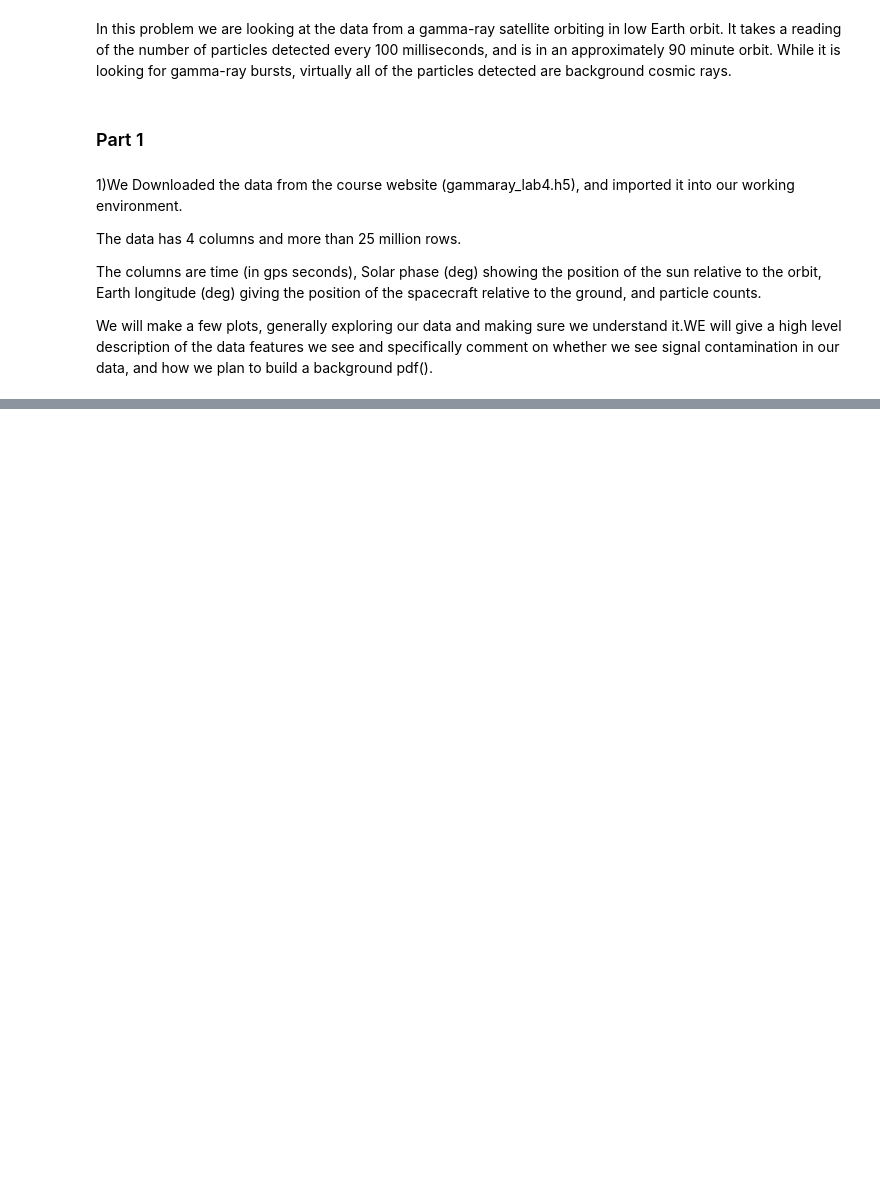
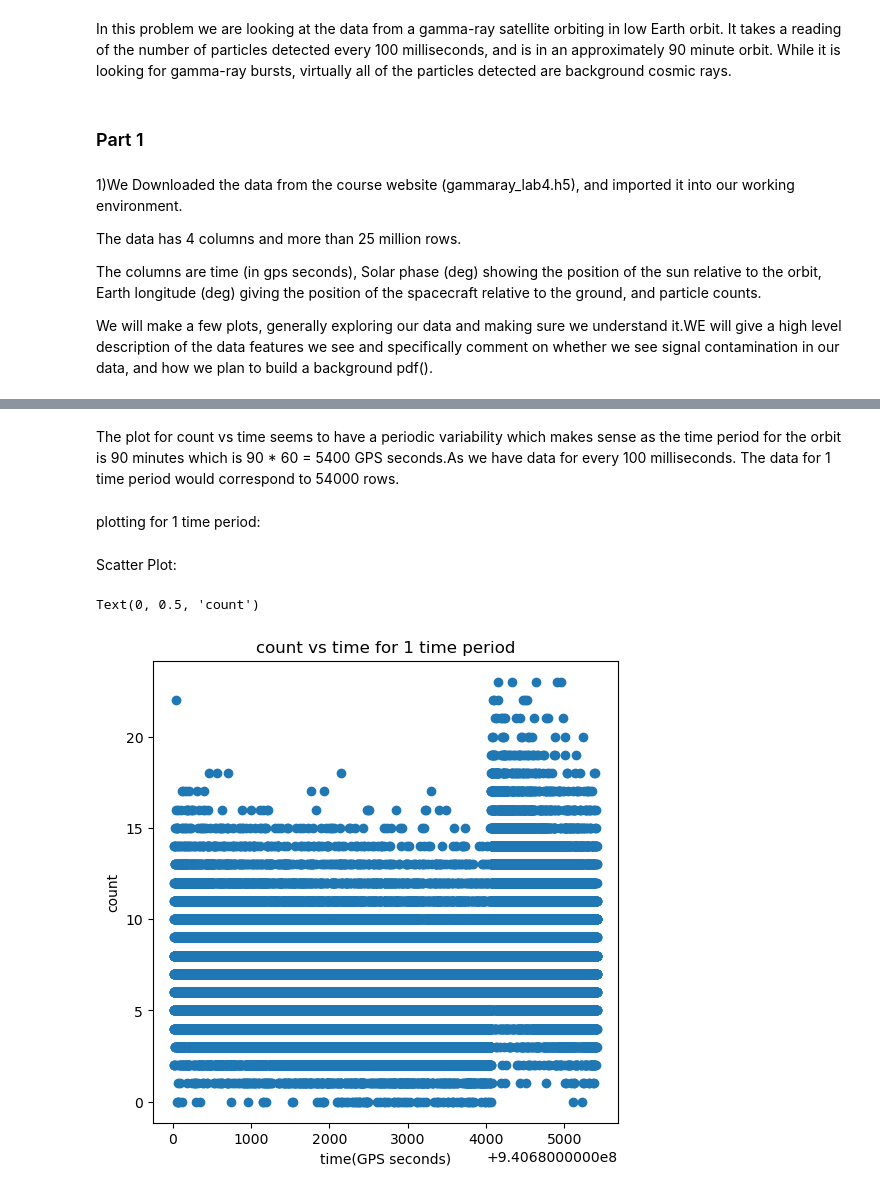
Before and after one commit to GShefali/repository1, a Jupyter notebook: lab4.ipynb, the cells around one changed output, grey strips where cells are left out. Cells and saved outputs as stored; diff of their text form; code cells hidden in the pictures; blank space fills up the shorter version.

```diff
--- a/lab4.ipynb
+++ b/lab4.ipynb
@@ -64,0 +85,16 @@ Text(0, 0.5, 'count')
+# %% [markdown]
+The plot for count vs time seems to have a periodic variability which makes sense as the time period for the orbit is 90 minutes which is 90 * 60 = 5400 GPS seconds.As we have data for every 100 milliseconds. The data for 1 time period would correspond to 54000 rows.
+# %% [markdown]
+plotting for 1 time period:
+# %% [markdown]
+Scatter Plot:
+# %%
+x = data[0,:54000]
+y = data[3,:54000]
+plt.scatter(x, y)
+plt.title("count vs time for 1 time period")
+plt.xlabel("time(GPS seconds)")
+plt.ylabel("count")
+# %% [output]
+Text(0, 0.5, 'count')
+[figure, added]
```
Also changed, not shown: parts of 73 cells of this notebook, 1 other file.
